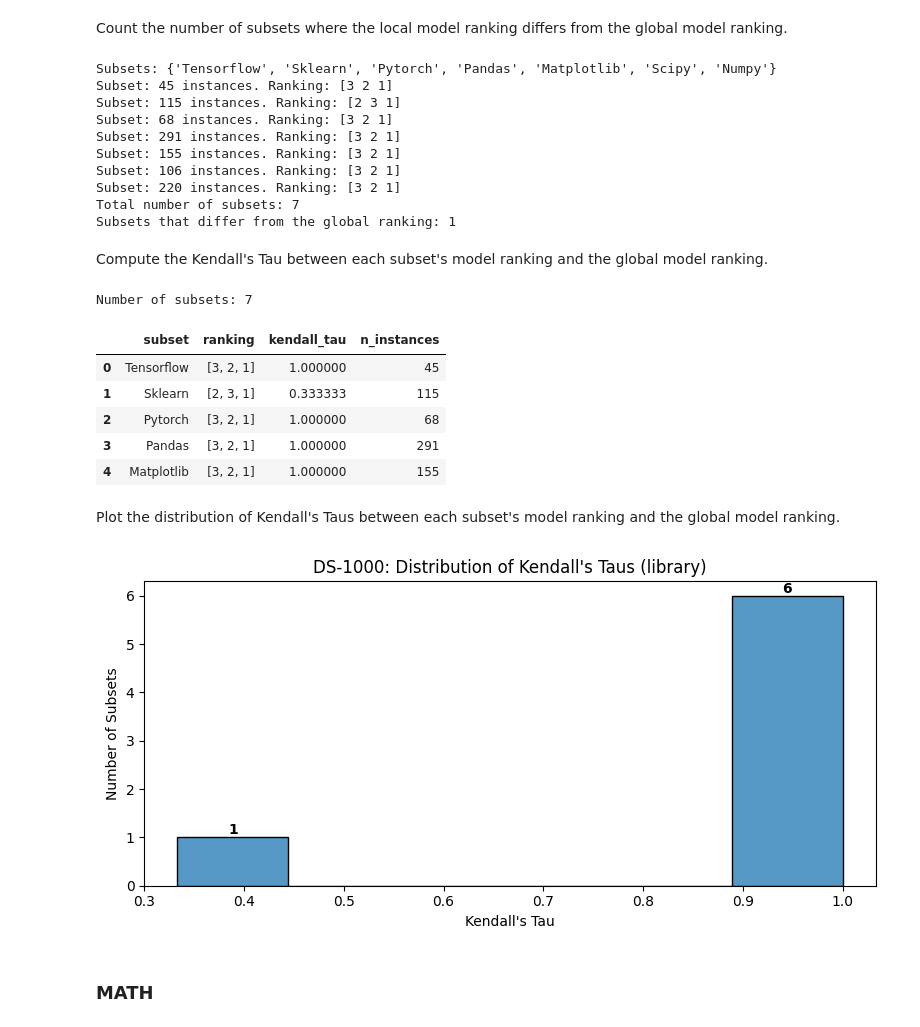
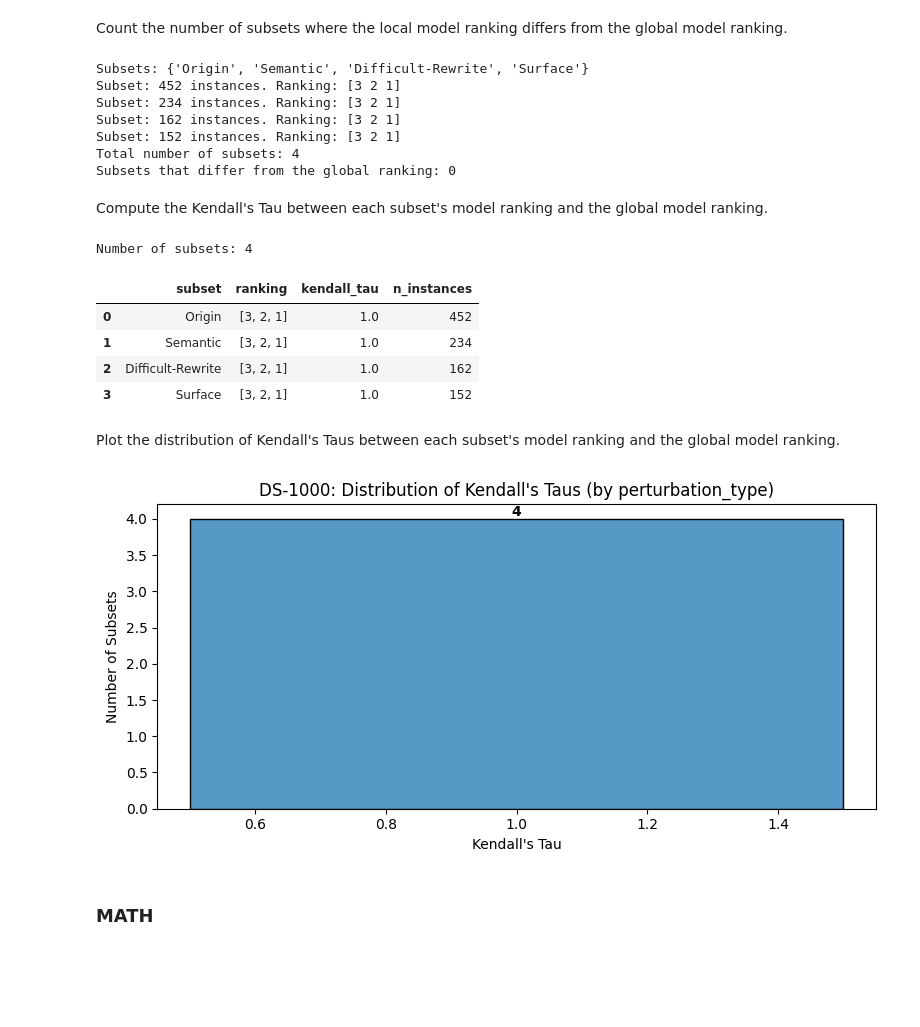
Before and after one commit to mpg05883/EvalTree, a Jupyter notebook: subset_analysis.ipynb, the cells around one changed output. Drawn from its saved outputs; the diff is of its cells as text; code cells hidden in the pictures; blank space fills up the shorter version.

```diff
--- a/subset_analysis.ipynb
+++ b/subset_analysis.ipynb
@@ -124,7 +124,7 @@ gpt-4o-2024-08-06: 1
 # %% [markdown]
 Count the number of subsets where the local model ranking differs from the global model ranking.
 # %%
-subset_col = MetadataKey.LIBRARY
+subset_col = MetadataKey.PERTURBATION_TYPE
 subsets = get_unique_metadata_values(dataset_df, subset_col)
 print(f"Subsets: {subsets}")
 
@@ -140,16 +140,13 @@ for subset in subsets:
 print(f"Total number of subsets: {len(subsets)}")
 print(f"Subsets that differ from the global ranking: {num_different}")
 # %% [output]
-Subsets: {'Tensorflow', 'Sklearn', 'Pytorch', 'Pandas', 'Matplotlib', 'Scipy', 'Numpy'}
-Subset: 45 instances. Ranking: [3 2 1]
-Subset: 115 instances. Ranking: [2 3 1]
-Subset: 68 instances. Ranking: [3 2 1]
-Subset: 291 instances. Ranking: [3 2 1]
-Subset: 155 instances. Ranking: [3 2 1]
-Subset: 106 instances. Ranking: [3 2 1]
-Subset: 220 instances. Ranking: [3 2 1]
-Total number of subsets: 7
-Subsets that differ from the global ranking: 1
+Subsets: {'Origin', 'Semantic', 'Difficult-Rewrite', 'Surface'}
+Subset: 452 instances. Ranking: [3 2 1]
+Subset: 234 instances. Ranking: [3 2 1]
+Subset: 162 instances. Ranking: [3 2 1]
+Subset: 152 instances. Ranking: [3 2 1]
+Total number of subsets: 4
+Subsets that differ from the global ranking: 0
 # %% [markdown]
 Compute the Kendall's Tau between each subset's model ranking and the global model ranking.
 # %%
@@ -179,42 +176,41 @@ results_df = pd.DataFrame(results)
 print(f"Number of subsets: {len(results_df)}")
 results_df.head()
 # %% [output]
-Number of subsets: 7
+Number of subsets: 4
 |  | subset | ranking | kendall_tau | n_instances |
-| 0 | Tensorflow | [3, 2, 1] | 1.000000 | 45 |
-| 1 | Sklearn | [2, 3, 1] | 0.333333 | 115 |
-| 2 | Pytorch | [3, 2, 1] | 1.000000 | 68 |
-| 3 | Pandas | [3, 2, 1] | 1.000000 | 291 |
-| 4 | Matplotlib | [3, 2, 1] | 1.000000 | 155 |
+| 0 | Origin | [3, 2, 1] | 1.0 | 452 |
+| 1 | Semantic | [3, 2, 1] | 1.0 | 234 |
+| 2 | Difficult-Rewrite | [3, 2, 1] | 1.0 | 162 |
+| 3 | Surface | [3, 2, 1] | 1.0 | 152 |
 # %% [markdown]
 Plot the distribution of Kendall's Taus between each subset's model ranking and the global model ranking.
 # %%
 fig, ax = plt.subplots(figsize=(8, 4))
 sns.histplot(data=results_df, x="kendall_tau", ax=ax)
 ax.set_xlabel("Kendall's Tau")
 ax.set_ylabel("Number of Subsets")
-ax.set_title(f"{dataset}: Distribution of Kendall's Taus ({subset_col})")
+ax.set_title(f"{dataset}: Distribution of Kendall's Taus (by {subset_col})")
 
 for bar in ax.patches:
     if (height := bar.get_height()) == 0:
         continue
     ax.annotate(
         f"{int(height)}",
         xy=(bar.get_x() + bar.get_width() / 2, height),
         ha="center",
         va="bottom",
         fontweight="bold",
     )
 
 plt.tight_layout()
 
 analysis = "subset_analysis"
 plot_name = f"kendall_tau_distribution_{subset_col}"
 file_path = build_plot_path(dataset, analysis, plot_name)
 plt.savefig(file_path)
 plt.show()
 # %% [output]
-[figure, old version]
+[figure, new version]
 # %% [markdown]
 ### MATH
 # %% [markdown]
```
Also changed, not shown: parts of 6 cells of this notebook, 5 other files.
